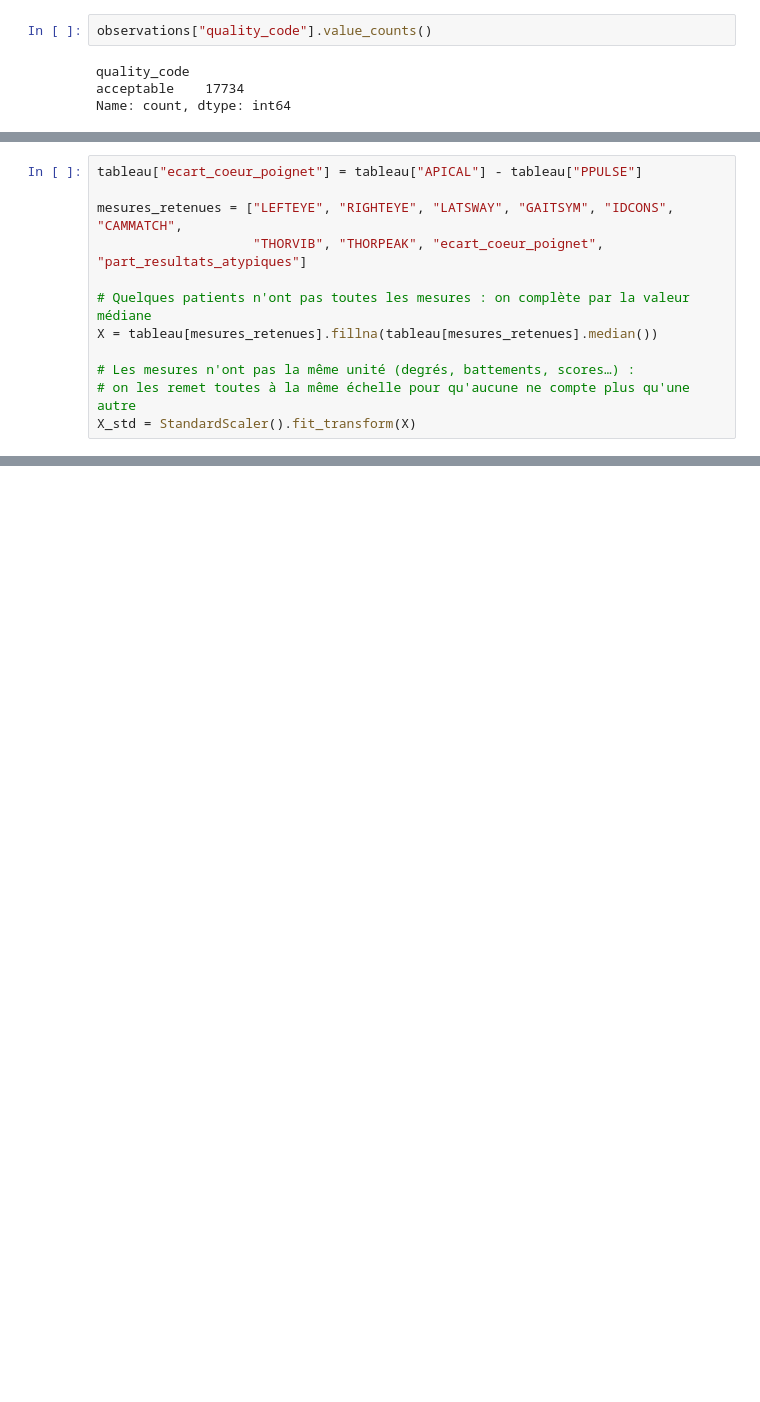
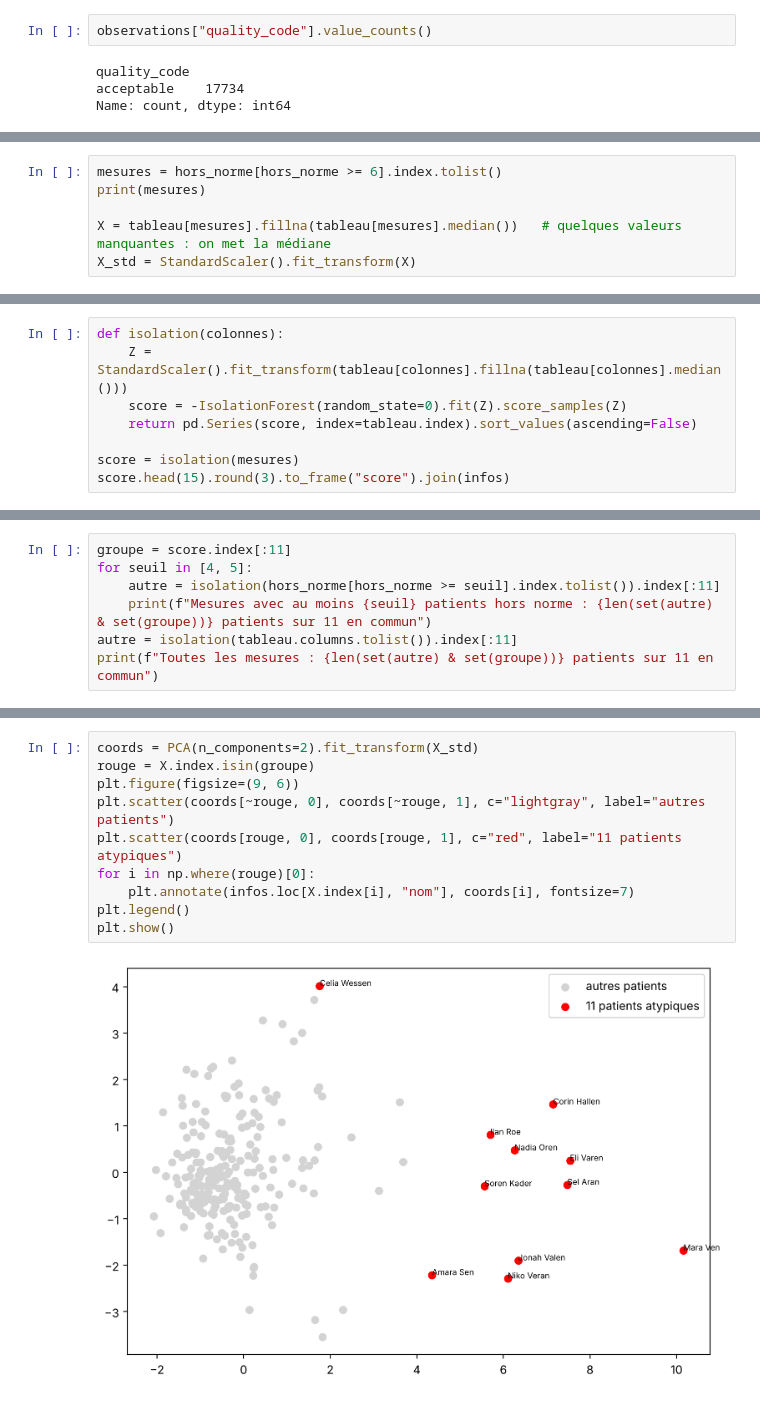
Before and after one commit to a-t-richard/20262027-UE-DataMining-Project, a Jupyter notebook: 03_health_analyse.ipynb, the cells around one changed output, grey strips where cells are left out. Saved outputs shown, nothing was run; the diff lists cells and outputs as text; blank space fills up the shorter version.

```diff
--- a/03_health_analyse.ipynb
+++ b/03_health_analyse.ipynb
@@ -373,12 +197,0 @@ On garde les mesures qui avaient le plus de valeurs éloignées. On y ajoute une
-# %%
-tableau["ecart_coeur_poignet"] = tableau["APICAL"] - tableau["PPULSE"]
-
-mesures_retenues = ["LEFTEYE", "RIGHTEYE", "LATSWAY", "GAITSYM", "IDCONS", "CAMMATCH",
-                    "THORVIB", "THORPEAK", "ecart_coeur_poignet", "part_resultats_atypiques"]
-
-# Quelques patients n'ont pas toutes les mesures : on complète par la valeur médiane
-X = tableau[mesures_retenues].fillna(tableau[mesures_retenues].median())
-
-# Les mesures n'ont pas la même unité (degrés, battements, scores…) :
-# on les remet toutes à la même échelle pour qu'aucune ne compte plus qu'une autre
-X_std = StandardScaler().fit_transform(X)
@@ -586,0 +204,6 @@ Chaque signe pris seul pourrait avoir une explication ordinaire ; c'est leur com
+# %%
+mesures = hors_norme[hors_norme >= 6].index.tolist()
+print(mesures)
+
+X = tableau[mesures].fillna(tableau[mesures].median())   # quelques valeurs manquantes : on met la médiane
+X_std = StandardScaler().fit_transform(X)
@@ -586,0 +239,8 @@ Chaque signe pris seul pourrait avoir une explication ordinaire ; c'est leur com
+# %%
+def isolation(colonnes):
+    Z = StandardScaler().fit_transform(tableau[colonnes].fillna(tableau[colonnes].median()))
+    score = -IsolationForest(random_state=0).fit(Z).score_samples(Z)
+    return pd.Series(score, index=tableau.index).sort_values(ascending=False)
+
+score = isolation(mesures)
+score.head(15).round(3).to_frame("score").join(infos)
@@ -586,0 +271,7 @@ Chaque signe pris seul pourrait avoir une explication ordinaire ; c'est leur com
+# %%
+groupe = score.index[:11]
+for seuil in [4, 5]:
+    autre = isolation(hors_norme[hors_norme >= seuil].index.tolist()).index[:11]
+    print(f"Mesures avec au moins {seuil} patients hors norme : {len(set(autre) & set(groupe))} patients sur 11 en commun")
+autre = isolation(tableau.columns.tolist()).index[:11]
+print(f"Toutes les mesures : {len(set(autre) & set(groupe))} patients sur 11 en commun")
@@ -586,0 +327,12 @@ Chaque signe pris seul pourrait avoir une explication ordinaire ; c'est leur com
+# %%
+coords = PCA(n_components=2).fit_transform(X_std)
+rouge = X.index.isin(groupe)
+plt.figure(figsize=(9, 6))
+plt.scatter(coords[~rouge, 0], coords[~rouge, 1], c="lightgray", label="autres patients")
+plt.scatter(coords[rouge, 0], coords[rouge, 1], c="red", label="11 patients atypiques")
+for i in np.where(rouge)[0]:
+    plt.annotate(infos.loc[X.index[i], "nom"], coords[i], fontsize=7)
+plt.legend()
+plt.show()
+# %% [output]
+[figure, added]
```
Also changed, not shown: parts of 99 cells of this notebook.
